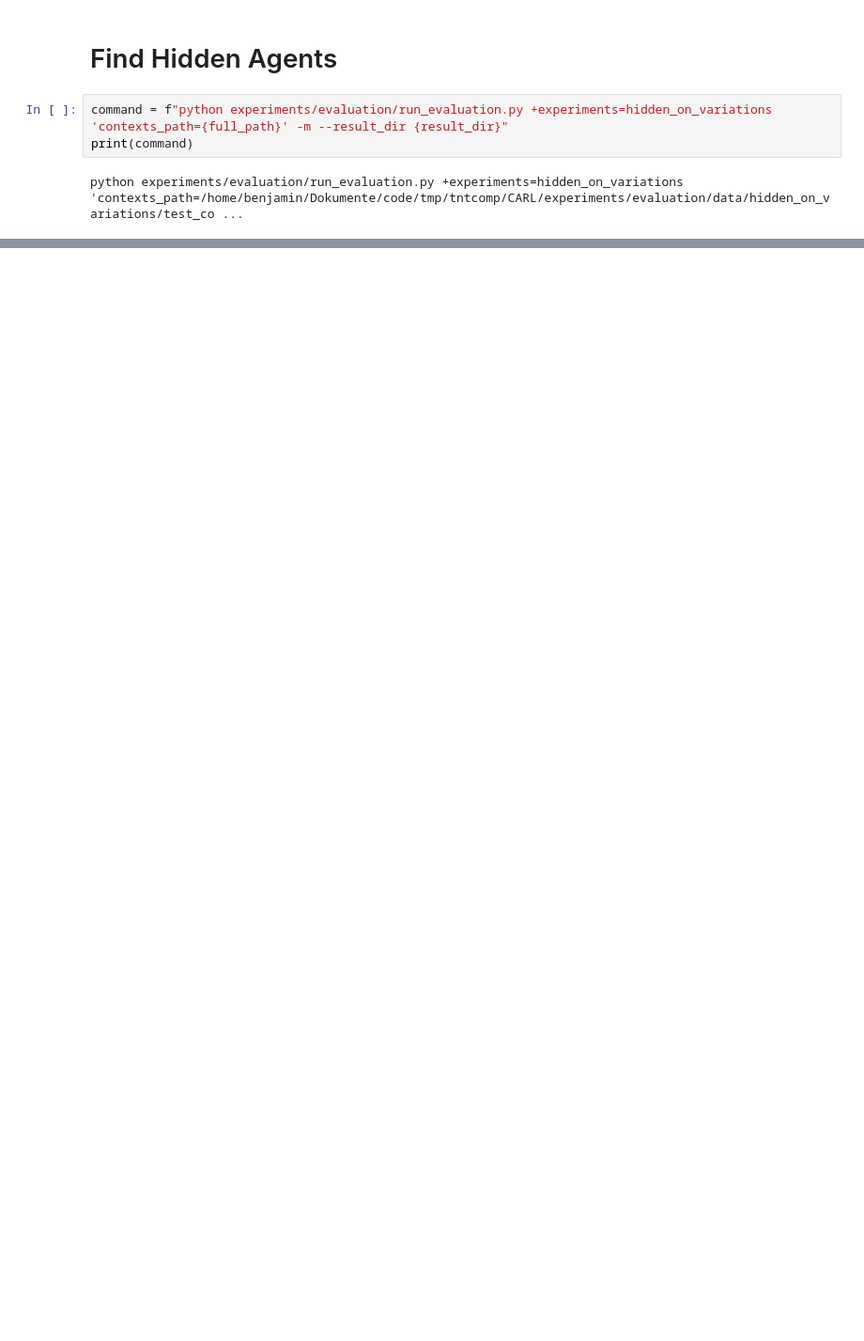
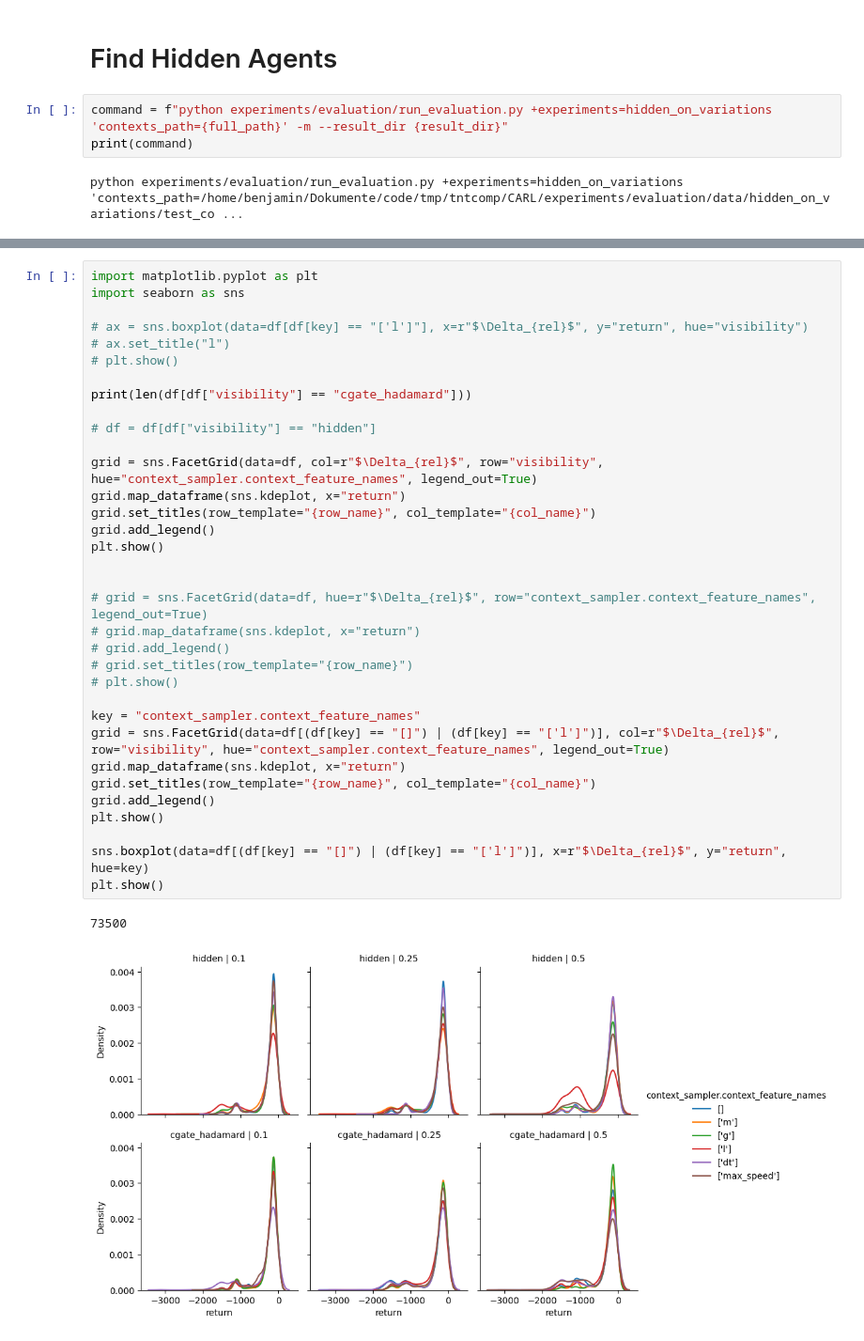
Before and after one commit to automl/CARL, a Jupyter notebook: experiments/evaluation/eval_hidden_on_variations.ipynb, the cells around one changed output, grey strips where cells are left out. Shown at 94% size. Cells and saved outputs as stored; diff of their text form; blank space fills up the shorter version.

```diff
--- a/experiments/evaluation/eval_hidden_on_variations.ipynb
+++ b/experiments/evaluation/eval_hidden_on_variations.ipynb
@@ -40,0 +119,37 @@ python experiments/evaluation/run_evaluation.py +experiments=hidden_on_variation
+# %%
+import matplotlib.pyplot as plt
+import seaborn as sns
+
+# ax = sns.boxplot(data=df[df[key] == "['l']"], x=r"$\Delta_{rel}$", y="return", hue="visibility")
+# ax.set_title("l")
+# plt.show()
+
+print(len(df[df["visibility"] == "cgate_hadamard"]))
+
+# df = df[df["visibility"] == "hidden"]
+
+grid = sns.FacetGrid(data=df, col=r"$\Delta_{rel}$", row="visibility", hue="context_sampler.context_feature_names", legend_out=True)
+grid.map_dataframe(sns.kdeplot, x="return")
+grid.set_titles(row_template="{row_name}", col_template="{col_name}")
+grid.add_legend()
+plt.show()
+
+
+# grid = sns.FacetGrid(data=df, hue=r"$\Delta_{rel}$", row="context_sampler.context_feature_names", legend_out=True)
+# grid.map_dataframe(sns.kdeplot, x="return")
+# grid.add_legend()
+# grid.set_titles(row_template="{row_name}")
+# plt.show()
+
+key = "context_sampler.context_feature_names"
+grid = sns.FacetGrid(data=df[(df[key] == "[]") | (df[key] == "['l']")], col=r"$\Delta_{rel}$", row="visibility", hue="context_sampler.context_feature_names", legend_out=True)
+grid.map_dataframe(sns.kdeplot, x="return")
+grid.set_titles(row_template="{row_name}", col_template="{col_name}")
+grid.add_legend()
+plt.show()
+
+sns.boxplot(data=df[(df[key] == "[]") | (df[key] == "['l']")], x=r"$\Delta_{rel}$", y="return", hue=key)
+plt.show()
+# %% [output]
+73500
+[figure, added]
```
Also changed, not shown: parts of 6 cells of this notebook, 2 other files.
